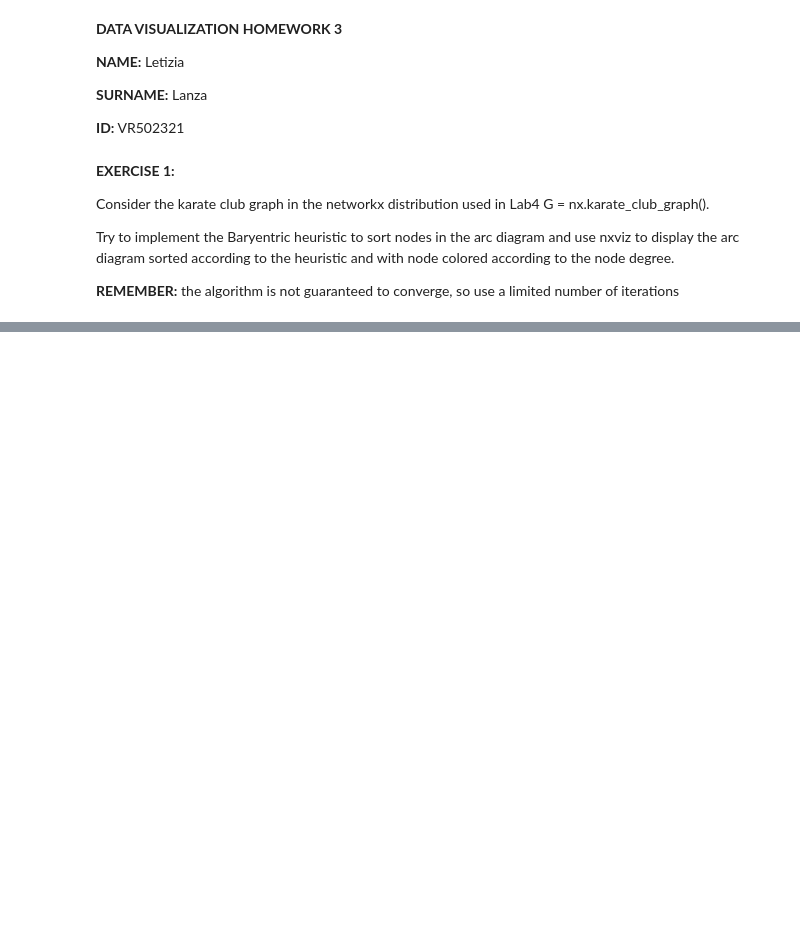
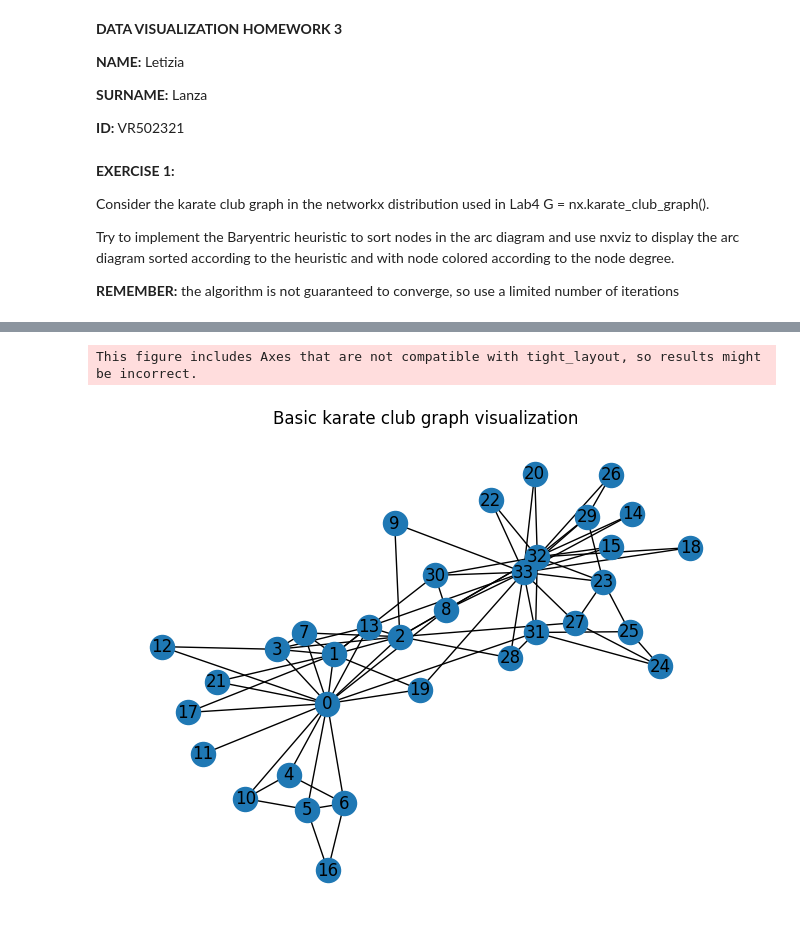
Before and after one commit to letizialanza01/Data_Vis_H3, a Jupyter notebook: DV_H3.ipynb, the cells around one changed output, grey strips where cells are left out. Cells and saved outputs as stored; diff of their text form; code cells hidden in the pictures; blank space fills up the shorter version.

```diff
--- a/DV_H3.ipynb
+++ b/DV_H3.ipynb
@@ -25,0 +25,11 @@ ModuleNotFoundError: No module named 'networkx'
+# %%
+#create the Karate Club graph from the networkx library
+G = nx.karate_club_graph()
+# %%
+#visualize the basic graph
+nx.draw(G, with_labels = True)
+plt.title('Basic karate club graph visualization')
+plt.show()
+# %% [output]
+This figure includes Axes that are not compatible with tight_layout, so results might be incorrect.
+[figure, added]
```
Also changed, not shown: parts of 26 cells of this notebook.
